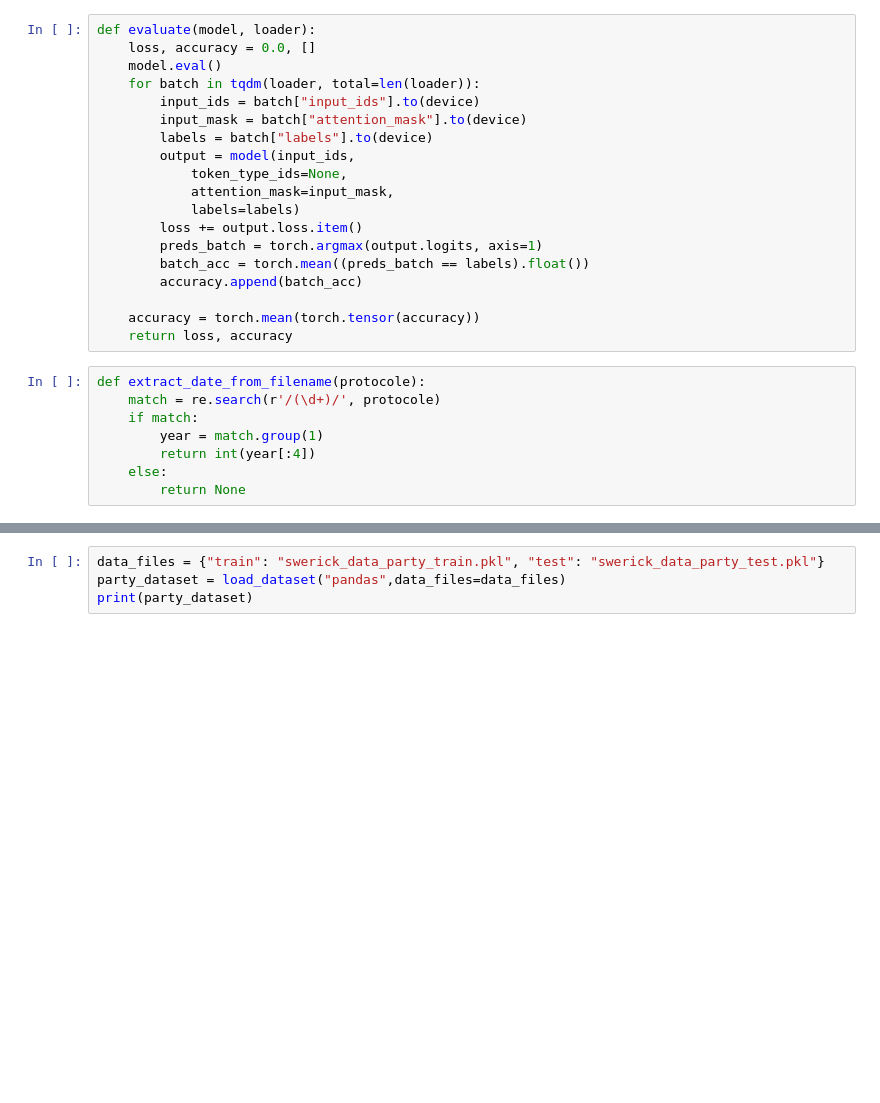
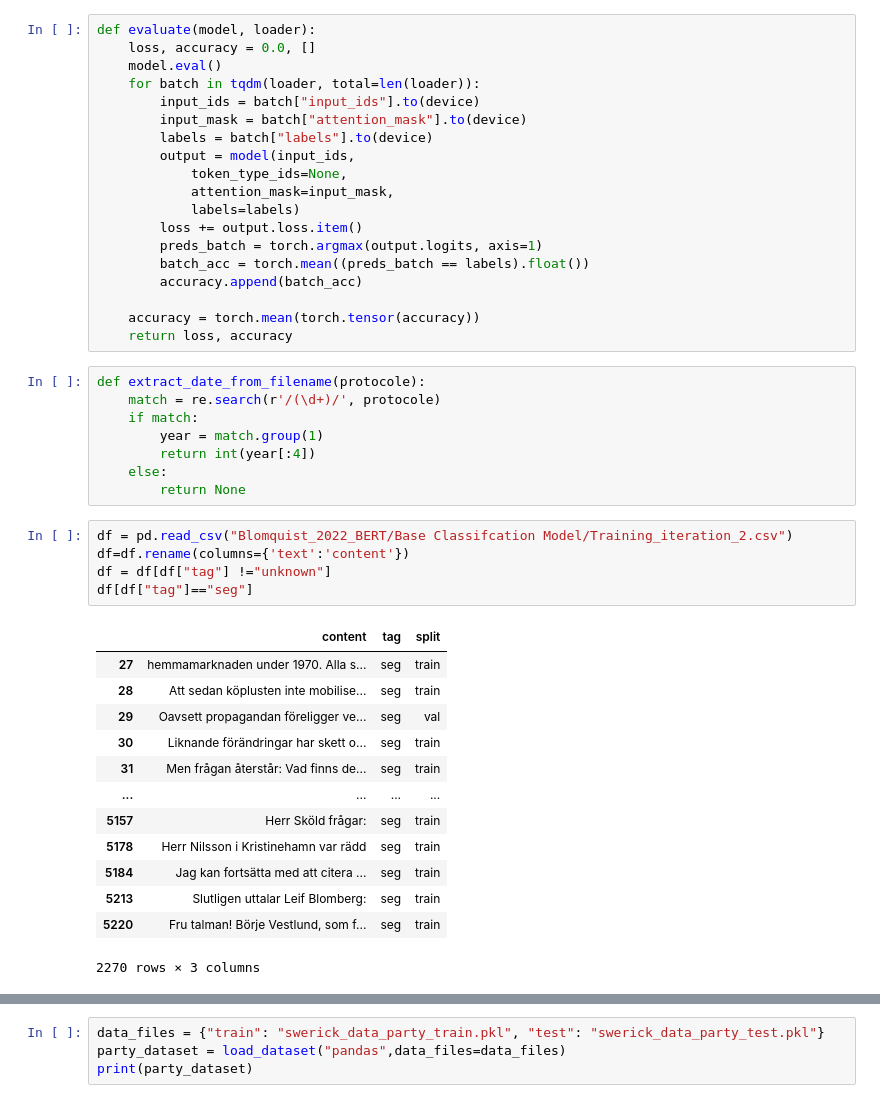
Before and after one commit to swerik-project/pretraining_plm, a Jupyter notebook: gender_party_evaluation.ipynb, the cells around one changed output, grey strips where cells are left out. Saved outputs shown, nothing was run; the diff lists cells and outputs as text; blank space fills up the shorter version.

```diff
--- a/gender_party_evaluation.ipynb
+++ b/gender_party_evaluation.ipynb
@@ -95,3 +104,22 @@ def extract_date_from_filename(protocole):
         return int(year[:4])
     else:
         return None
+# %%
+df = pd.read_csv("Blomquist_2022_BERT/Base Classifcation Model/Training_iteration_2.csv")
+df=df.rename(columns={'text':'content'})
+df = df[df["tag"] !="unknown"]
+df[df["tag"]=="seg"]
+# %% [output]
+|  | content | tag | split |
+| 27 | hemmamarknaden under 1970. Alla s... | seg | train |
+| 28 | Att sedan köplusten inte mobilise... | seg | train |
+| 29 | Oavsett propagandan föreligger ve... | seg | val |
+| 30 | Liknande förändringar har skett o... | seg | train |
+| 31 | Men frågan återstår: Vad finns de... | seg | train |
+| ... | ... | ... | ... |
+| 5157 | Herr Sköld frågar: | seg | train |
+| 5178 | Herr Nilsson i Kristinehamn var rädd | seg | train |
+| 5184 | Jag kan fortsätta med att citera ... | seg | train |
+| 5213 | Slutligen uttalar Leif Blomberg: | seg | train |
+| 5220 | Fru talman! Börje Vestlund, som f... | seg | train |
+2270 rows × 3 columns
```
Also changed, not shown: parts of 8 cells of this notebook, 3 other files.
